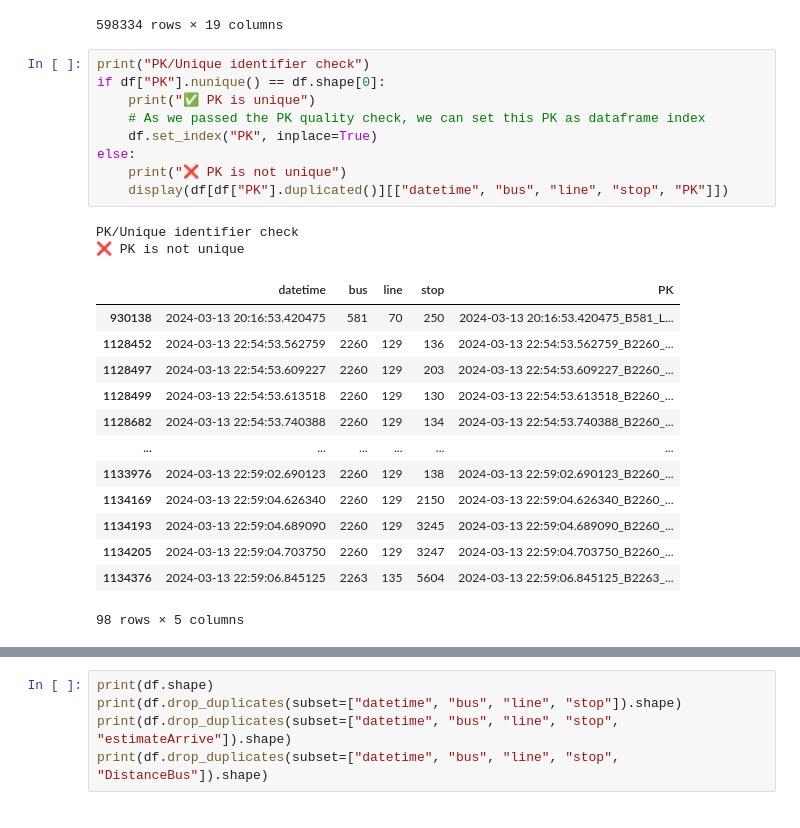
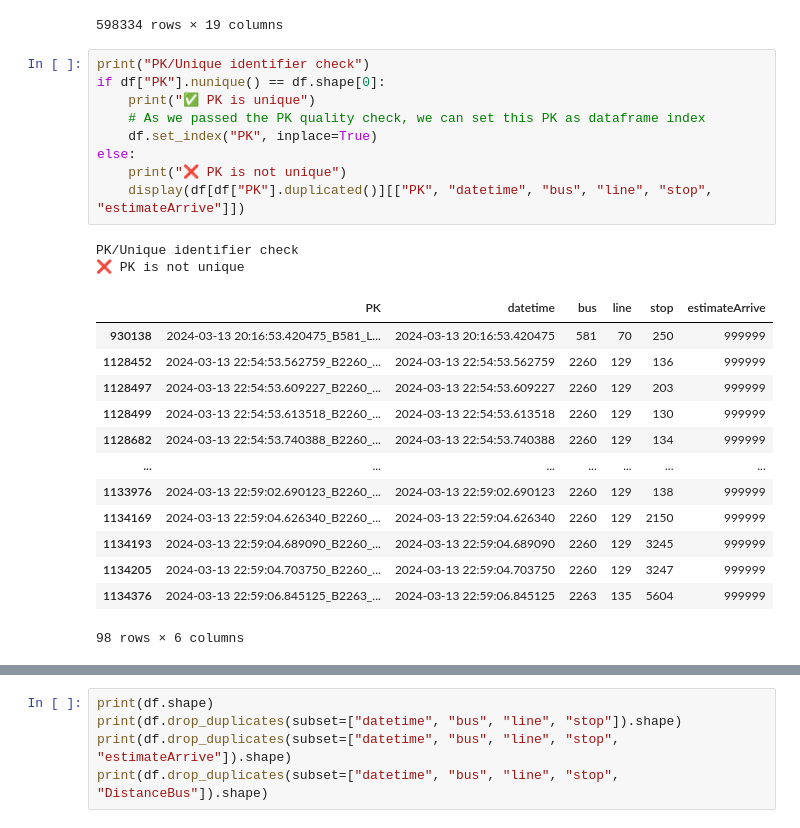
Before and after one commit to oeg-upm/inesdata-mov-data-generation, a Jupyter notebook: docs/notebooks/emt_qa.ipynb, the cells around one changed output, grey strips where cells are left out. Cells and saved outputs as stored; diff of their text form.

```diff
--- a/docs/notebooks/emt_qa.ipynb
+++ b/docs/notebooks/emt_qa.ipynb
@@ -216,25 +233,25 @@ df
 # %%
 print("PK/Unique identifier check")
 if df["PK"].nunique() == df.shape[0]:
     print("✅ PK is unique")
     # As we passed the PK quality check, we can set this PK as dataframe index
     df.set_index("PK", inplace=True)
 else:
     print("❌ PK is not unique")
-    display(df[df["PK"].duplicated()][["datetime", "bus", "line", "stop", "PK"]])
+    display(df[df["PK"].duplicated()][["PK", "datetime", "bus", "line", "stop", "estimateArrive"]])
 # %% [output]
 PK/Unique identifier check
 ❌ PK is not unique
-|  | datetime | bus | line | stop | PK |
-| 930138 | 2024-03-13 20:16:53.420475 | 581 | 70 | 250 | 2024-03-13 20:16:53.420475_B581_L... |
-| 1128452 | 2024-03-13 22:54:53.562759 | 2260 | 129 | 136 | 2024-03-13 22:54:53.562759_B2260_... |
-| 1128497 | 2024-03-13 22:54:53.609227 | 2260 | 129 | 203 | 2024-03-13 22:54:53.609227_B2260_... |
-| 1128499 | 2024-03-13 22:54:53.613518 | 2260 | 129 | 130 | 2024-03-13 22:54:53.613518_B2260_... |
-| 1128682 | 2024-03-13 22:54:53.740388 | 2260 | 129 | 134 | 2024-03-13 22:54:53.740388_B2260_... |
-| ... | ... | ... | ... | ... | ... |
-| 1133976 | 2024-03-13 22:59:02.690123 | 2260 | 129 | 138 | 2024-03-13 22:59:02.690123_B2260_... |
-| 1134169 | 2024-03-13 22:59:04.626340 | 2260 | 129 | 2150 | 2024-03-13 22:59:04.626340_B2260_... |
-| 1134193 | 2024-03-13 22:59:04.689090 | 2260 | 129 | 3245 | 2024-03-13 22:59:04.689090_B2260_... |
-| 1134205 | 2024-03-13 22:59:04.703750 | 2260 | 129 | 3247 | 2024-03-13 22:59:04.703750_B2260_... |
-| 1134376 | 2024-03-13 22:59:06.845125 | 2263 | 135 | 5604 | 2024-03-13 22:59:06.845125_B2263_... |
+|  | PK | datetime | bus | line | stop | estimateArrive |
+| 930138 | 2024-03-13 20:16:53.420475_B581_L... | 2024-03-13 20:16:53.420475 | 581 | 70 | 250 | 999999 |
+| 1128452 | 2024-03-13 22:54:53.562759_B2260_... | 2024-03-13 22:54:53.562759 | 2260 | 129 | 136 | 999999 |
+| 1128497 | 2024-03-13 22:54:53.609227_B2260_... | 2024-03-13 22:54:53.609227 | 2260 | 129 | 203 | 999999 |
+| 1128499 | 2024-03-13 22:54:53.613518_B2260_... | 2024-03-13 22:54:53.613518 | 2260 | 129 | 130 | 999999 |
+| 1128682 | 2024-03-13 22:54:53.740388_B2260_... | 2024-03-13 22:54:53.740388 | 2260 | 129 | 134 | 999999 |
+| ... | ... | ... | ... | ... | ... | ... |
+| 1133976 | 2024-03-13 22:59:02.690123_B2260_... | 2024-03-13 22:59:02.690123 | 2260 | 129 | 138 | 999999 |
+| 1134169 | 2024-03-13 22:59:04.626340_B2260_... | 2024-03-13 22:59:04.626340 | 2260 | 129 | 2150 | 999999 |
+| 1134193 | 2024-03-13 22:59:04.689090_B2260_... | 2024-03-13 22:59:04.689090 | 2260 | 129 | 3245 | 999999 |
+| 1134205 | 2024-03-13 22:59:04.703750_B2260_... | 2024-03-13 22:59:04.703750 | 2260 | 129 | 3247 | 999999 |
+| 1134376 | 2024-03-13 22:59:06.845125_B2263_... | 2024-03-13 22:59:06.845125 | 2263 | 135 | 5604 | 999999 |
-98 rows × 5 columns
+98 rows × 6 columns
```
Also changed, not shown: parts of 14 cells of this notebook, 6 other files.
